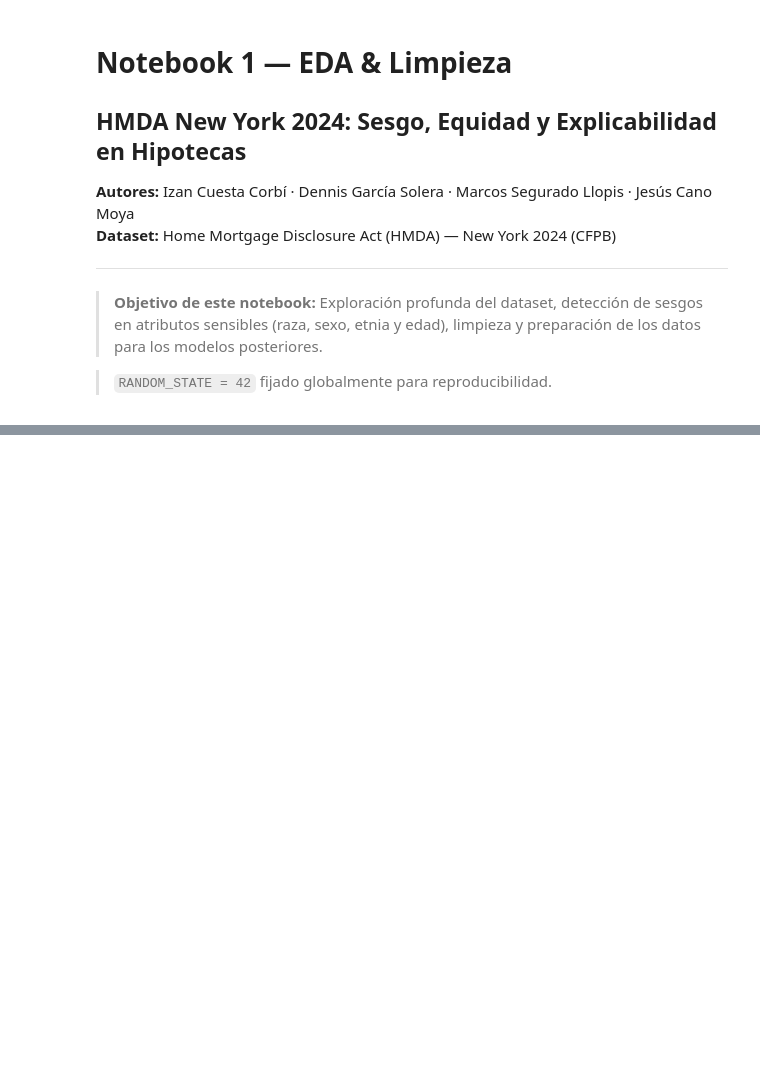
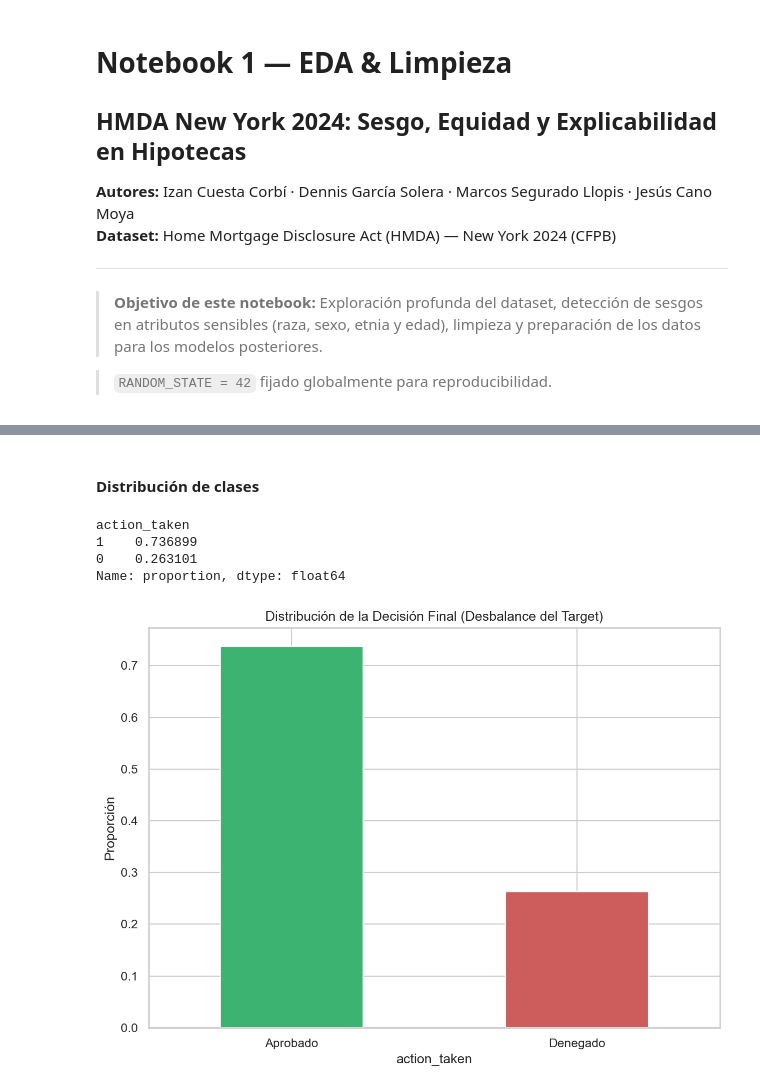
Before and after one commit to jcm204/aa-proyecto-german-credit, a Jupyter notebook: notebooks/01_EDA_Limpieza.ipynb, the cells around one changed output, grey strips where cells are left out. Drawn from its saved outputs; the diff is of its cells as text; code cells hidden in the pictures; blank space fills up the shorter version.

```diff
--- a/notebooks/01_EDA_Limpieza.ipynb
+++ b/notebooks/01_EDA_Limpieza.ipynb
@@ -114,0 +35,7 @@ co-applicant_race-1                38     0.01
+# %%
+os.makedirs('../outputs/images', exist_ok=True)
+
+# Estilos globales para todos los gráficos
+plt.rcParams['figure.dpi'] = 150
+plt.rcParams['savefig.dpi'] = 300
+sns.set_theme(style='whitegrid', palette='muted')
@@ -114,0 +222,25 @@ co-applicant_race-1                38     0.01
+# %%
+# Variables Numéricas Financieras
+caracteristicas_num_f = [
+    'loan_amount', 'income', 'property_value', 'loan_to_value_ratio'
+]
+
+# Nos aseguramos de que sean numéricas
+for columna in caracteristicas_num_f:
+    df_base[columna] = pd.to_numeric(df_base[columna], errors='coerce')
+
+print("Estadística Descriptiva de Variables Financieras (Datos Crudos):")
+display(df_base[caracteristicas_num_f].describe().round(2))
+
+# Variables Numéricas Censales
+caracteristicas_num_c = [
+    'tract_population', 'tract_minority_population_percent', 'ffiec_msa_md_median_family_income',
+    'tract_to_msa_income_percentage', 'tract_median_age_of_housing_units'
+]
+
+# Nos aseguramos de que sean numéricas
+for columna in caracteristicas_num_c:
+    df_base[columna] = pd.to_numeric(df_base[columna], errors='coerce')
+
+print("Estadística Descriptiva de Variables Censales (Datos Crudos):")
+display(df_base[caracteristicas_num_c].describe().round(2))
@@ -114,0 +324,21 @@ co-applicant_race-1                38     0.01
+# %% [markdown]
+#### Distribución de clases
+# %%
+fig, ax = plt.subplots(figsize=(8, 6))
+
+print(df_base['action_taken'].value_counts(normalize=True))
+
+df_base['action_taken'].value_counts(normalize=True).plot(kind='bar', ax=ax, color=['mediumseagreen', 'indianred'])
+ax.set_title('Distribución de la Decisión Final (Desbalance del Target)')
+ax.set_ylabel('Proporción')
+ax.set_xticklabels(['Aprobado', 'Denegado'], rotation=0)
+
+plt.tight_layout()
+plt.savefig('../outputs/images/2_1_desbalance.png', dpi=300, bbox_inches='tight')
+plt.show()
+# %% [output]
+action_taken
+1    0.736899
+0    0.263101
+Name: proportion, dtype: float64
+[figure, added]
```
Also changed, not shown: parts of 61 cells of this notebook.
